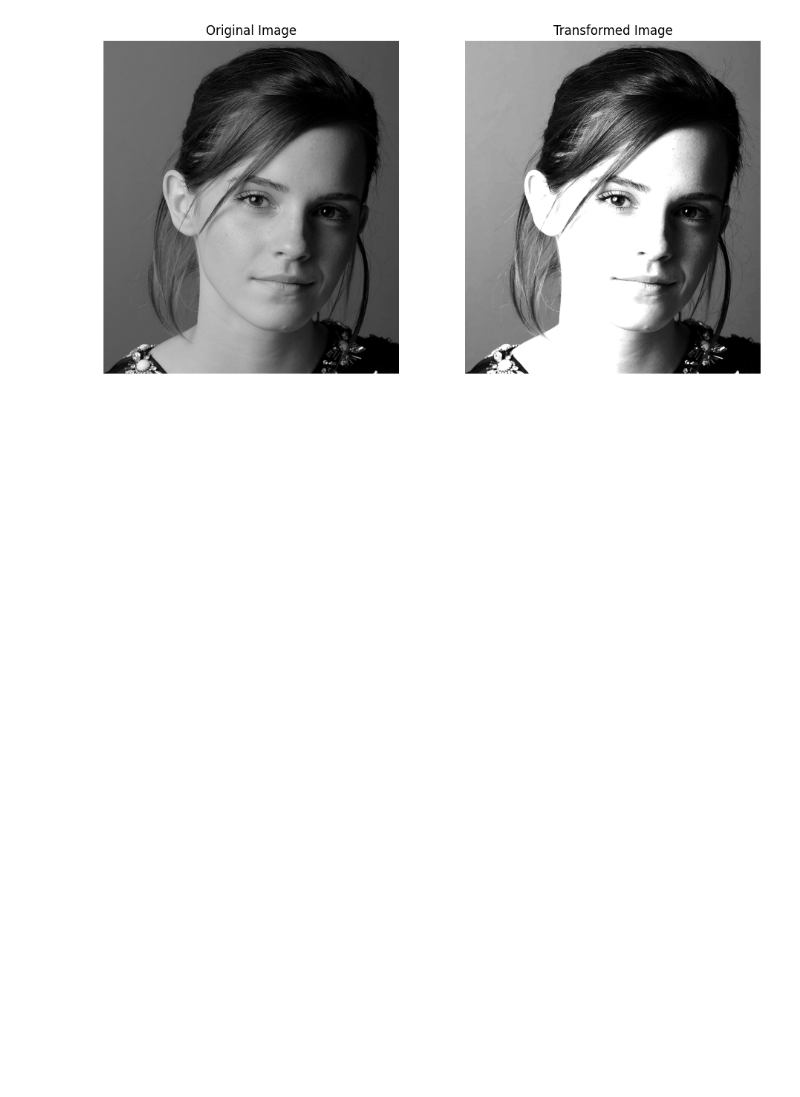
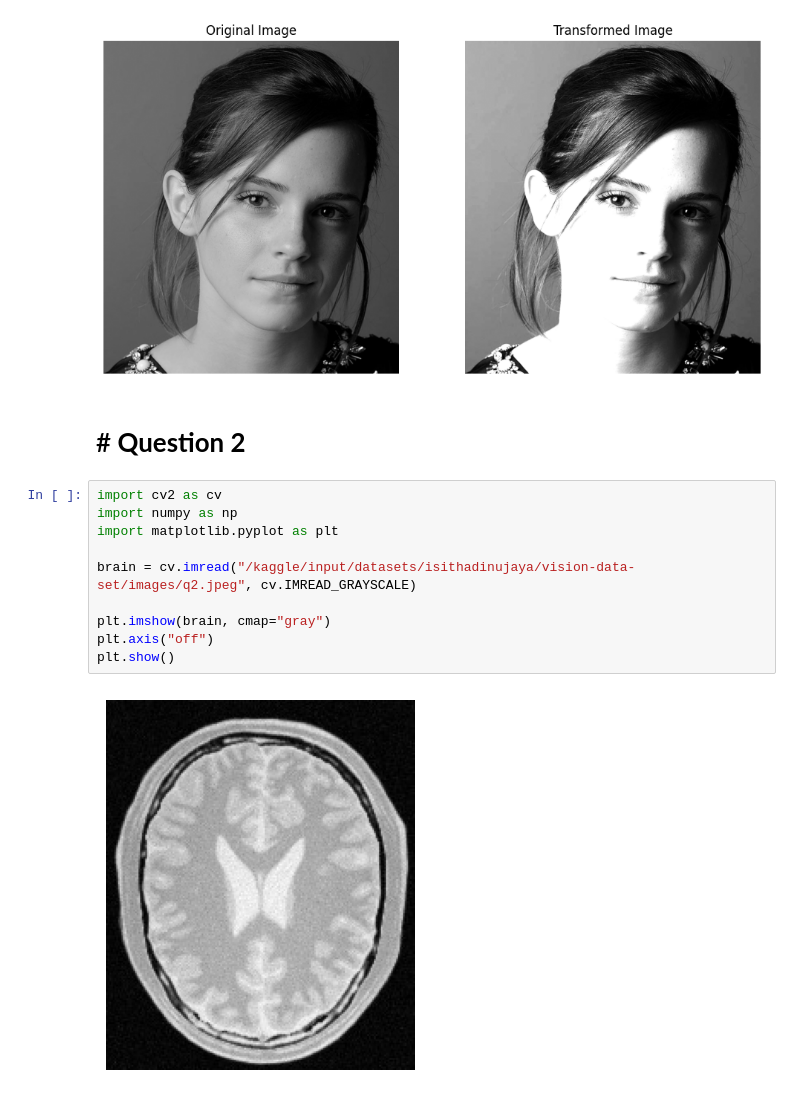
Before and after one commit to isithadinujaya/Vision-Assignment, a Jupyter notebook: vision-assignment.ipynb, the cells around one changed output. Cells and saved outputs as stored; diff of their text form; blank space fills up the shorter version.

Commit message:
Kaggle Notebook | Vision Assignment | Version 3

```diff
--- a/vision-assignment.ipynb
+++ b/vision-assignment.ipynb
@@ -82,3 +100,17 @@ plt.tight_layout()
 plt.show()
 # %% [output]
 [figure]
+# %% [markdown]
+# # **Question 2**
+# %%
+import cv2 as cv
+import numpy as np
+import matplotlib.pyplot as plt
+
+brain = cv.imread("/kaggle/input/datasets/isithadinujaya/vision-data-set/images/q2.jpeg", cv.IMREAD_GRAYSCALE)
+
+plt.imshow(brain, cmap="gray")
+plt.axis("off")
+plt.show()
+# %% [output]
+[figure, added]
```
Also changed, not shown: parts of 6 cells of this notebook.
